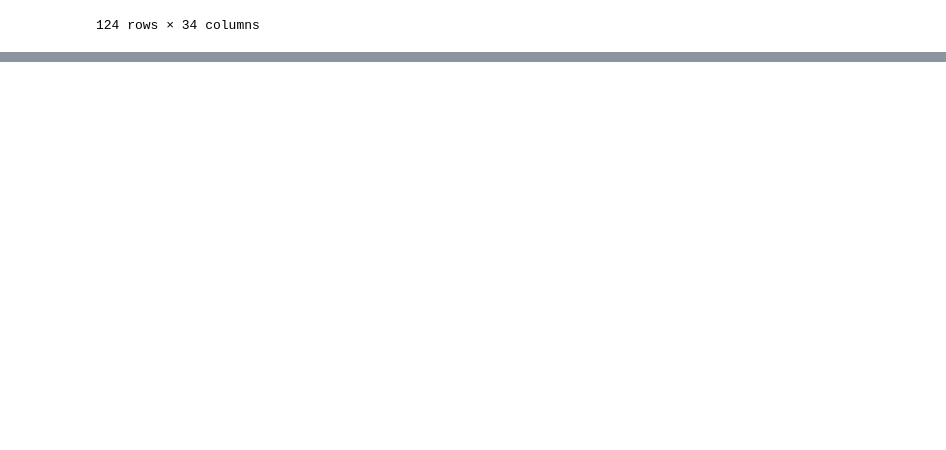
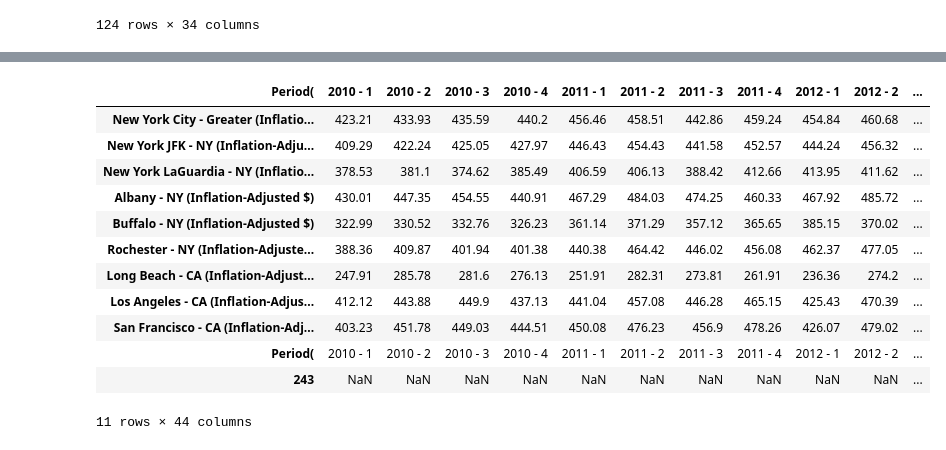
Before and after one commit to xsharonhe/cvt-scripts, a Jupyter notebook: project-intl-flight-tracking/geographic.ipynb, the cells around one changed output, grey strips where cells are left out. Saved outputs shown, nothing was run; the diff lists cells and outputs as text; code cells hidden in the pictures; blank space fills up the shorter version.

```diff
--- a/project-intl-flight-tracking/geographic.ipynb
+++ b/project-intl-flight-tracking/geographic.ipynb
@@ -138,0 +122,3 @@ Index(['Year', 'Quarter', 'U.S. Average (Current $)',
+# %%
+all_sets = pd.merge(all_sets, ca, left_index=True, right_index=True)
+all_sets
@@ -138,0 +144,2 @@ Index(['Year', 'Quarter', 'U.S. Average (Current $)',
+# %%
+all_sets.drop(all_sets.columns[len(df.columns)-1], axis=1, inplace=True)
@@ -138,0 +167,3 @@ Index(['Year', 'Quarter', 'U.S. Average (Current $)',
+# %%
+all_sets = all_sets.T
+all_sets.to_csv('trial.csv', sep=',', index=False)
@@ -138,0 +185,18 @@ Index(['Year', 'Quarter', 'U.S. Average (Current $)',
+# %%
+all_sets = all_sets.T
+# %%
+all_sets
+# %% [output]
+| Period( | 2010 - 1 | 2010 - 2 | 2010 - 3 | 2010 - 4 | 2011 - 1 | 2011 - 2 | 2011 - 3 | 2011 - 4 | 2012 - 1 | 2012 - 2 | ... |
+| New York City - Greater (Inflatio... | 423.21 | 433.93 | 435.59 | 440.2 | 456.46 | 458.51 | 442.86 | 459.24 | 454.84 | 460.68 | ... |
+| New York JFK - NY (Inflation-Adju... | 409.29 | 422.24 | 425.05 | 427.97 | 446.43 | 454.43 | 441.58 | 452.57 | 444.24 | 456.32 | ... |
+| New York LaGuardia - NY (Inflatio... | 378.53 | 381.1 | 374.62 | 385.49 | 406.59 | 406.13 | 388.42 | 412.66 | 413.95 | 411.62 | ... |
+| Albany - NY (Inflation-Adjusted $) | 430.01 | 447.35 | 454.55 | 440.91 | 467.29 | 484.03 | 474.25 | 460.33 | 467.92 | 485.72 | ... |
+| Buffalo - NY (Inflation-Adjusted $) | 322.99 | 330.52 | 332.76 | 326.23 | 361.14 | 371.29 | 357.12 | 365.65 | 385.15 | 370.02 | ... |
+| Rochester - NY (Inflation-Adjuste... | 388.36 | 409.87 | 401.94 | 401.38 | 440.38 | 464.42 | 446.02 | 456.08 | 462.37 | 477.05 | ... |
+| Long Beach - CA (Inflation-Adjust... | 247.91 | 285.78 | 281.6 | 276.13 | 251.91 | 282.31 | 273.81 | 261.91 | 236.36 | 274.2 | ... |
+| Los Angeles - CA (Inflation-Adjus... | 412.12 | 443.88 | 449.9 | 437.13 | 441.04 | 457.08 | 446.28 | 465.15 | 425.43 | 470.39 | ... |
+| San Francisco - CA (Inflation-Adj... | 403.23 | 451.78 | 449.03 | 444.51 | 450.08 | 476.23 | 456.9 | 478.26 | 426.07 | 479.02 | ... |
+| Period( | 2010 - 1 | 2010 - 2 | 2010 - 3 | 2010 - 4 | 2011 - 1 | 2011 - 2 | 2011 - 3 | 2011 - 4 | 2012 - 1 | 2012 - 2 | ... |
+| 243 | NaN | NaN | NaN | NaN | NaN | NaN | NaN | NaN | NaN | NaN | ... |
+11 rows × 44 columns
```
Also changed, not shown: parts of 23 cells of this notebook, 14 other files.
